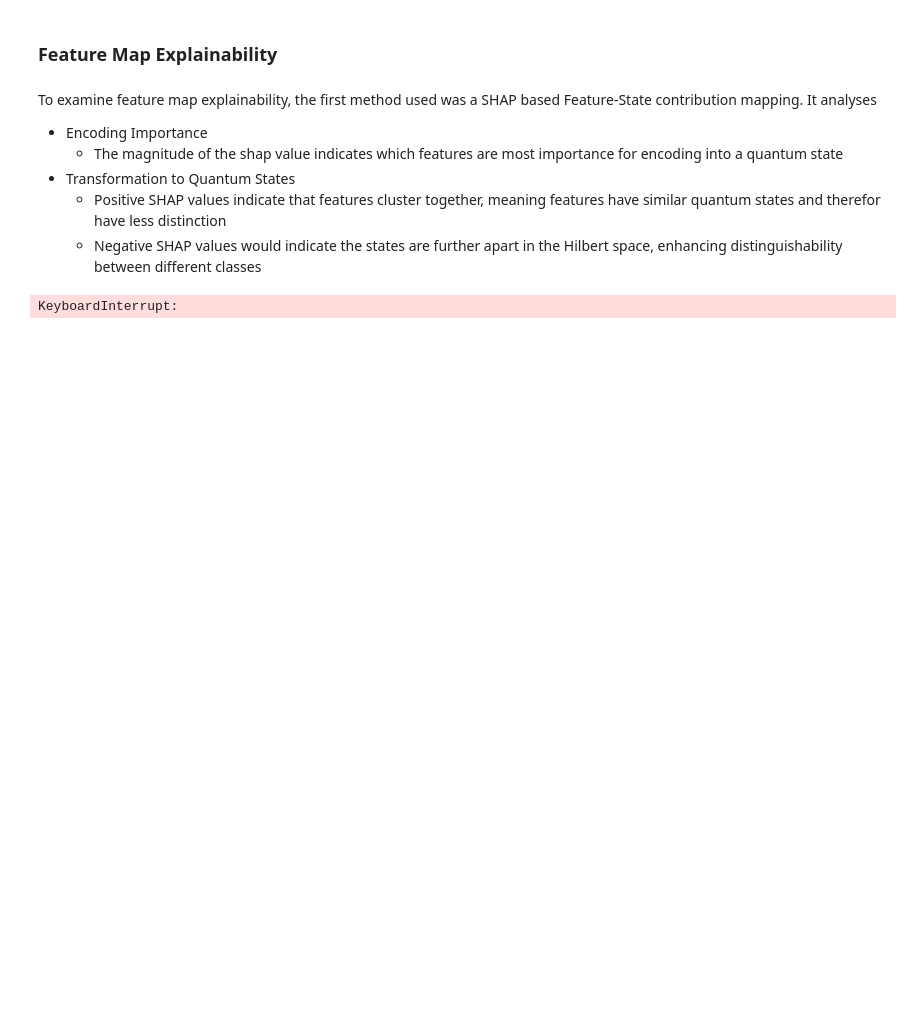
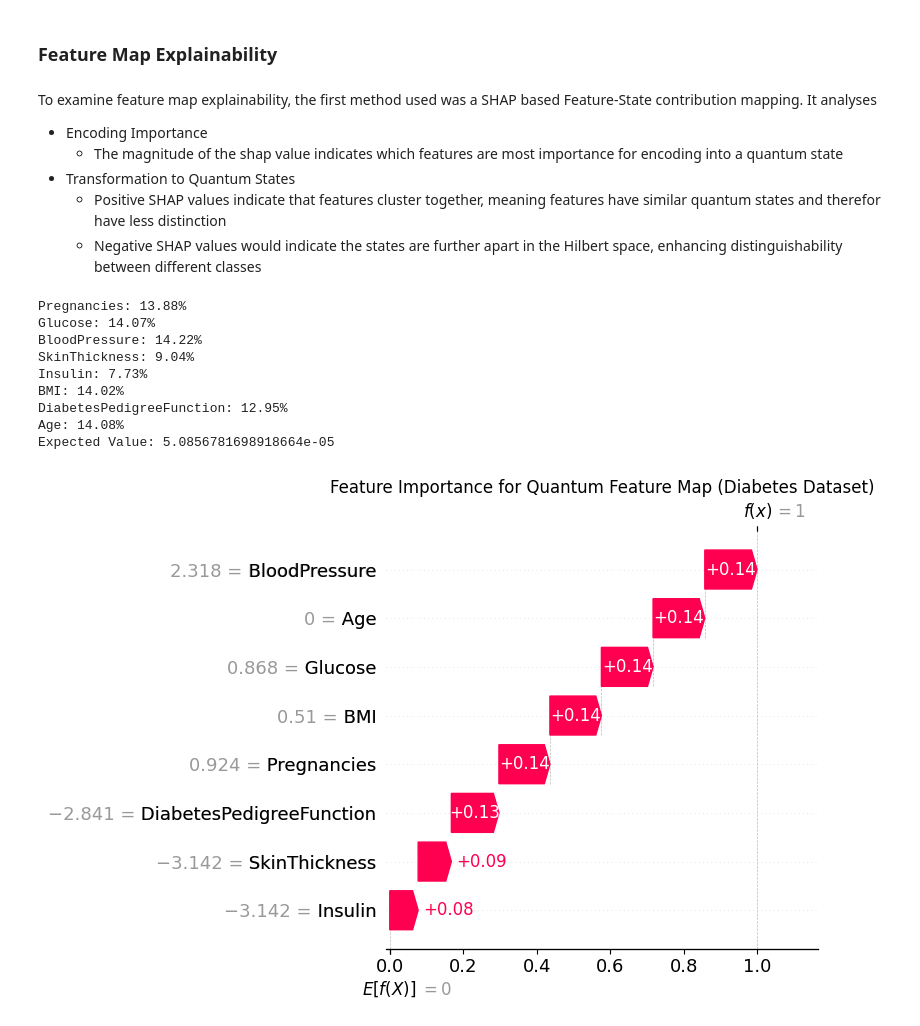
Before and after one commit to barra-white/qml-explainability-by-parts, a Jupyter notebook: explainability/feature-map-explainability.ipynb, the cells around one changed output. Drawn from its saved outputs; the diff is of its cells as text; code cells hidden in the pictures; blank space fills up the shorter version.

Commit message:
!SIGNIFICANT! added shap explainability to feature map

```diff
--- a/explainability/feature-map-explainability.ipynb
+++ b/explainability/feature-map-explainability.ipynb
@@ -129,15 +137,24 @@ def quantum_feature_map_shap(feature_map, x_sample, background_data, feature_nam
     # calculate shap values from explainer
     shap_values = explainer.shap_values(x_sample.reshape(1, -1))
 
+    # normalise shap values
+    #
+    abs_values = np.abs(shap_values[0])
+    total = np.sum(abs_values)
+    normalised_values = shap_values[0] / total if total > 0 else shap_values[0]
+    for i, feature in enumerate(feature_names):
+        print(f"{feature}: {np.abs(normalised_values[i])*100:.2f}%")
+
     # Create a consistent visualization regardless of SHAP version
     plt.figure(figsize=(10, 6))
 
     explanation = Explanation(
-        values=shap_values[0],
+        values=normalised_values,
         base_values=explainer.expected_value,
         data=x_sample,
         feature_names=feature_names
     )
+    print(f"Expected Value: {explainer.expected_value}")
     waterfall(explanation, show=False)
 
     plt.title('Feature Importance for Quantum Feature Map (Diabetes Dataset)')
@@ -147,19 +164,28 @@ def quantum_feature_map_shap(feature_map, x_sample, background_data, feature_nam
     return shap_values
 # %%
 # Select a sample to explain
-sample_idx = 0  # You can change this to any index
+sample_idx = 150  # You can change this to any index
 x_sample = X_test[sample_idx]
 true_label = y_test[sample_idx]
 
 # Use a subset of training data as background
-background_data = X_train[:100]  # Using first 100 samples as background
+background_data = X_train[200:300]  # Using first 100 samples as background
 
 # calculate SHAP values for the feature map
 shap_values = quantum_feature_map_shap(
     feature_map=feature_map,
     x_sample=x_sample,
     background_data=background_data,
     feature_names=feature_names
 )
 # %% [output]
-KeyboardInterrupt:
+Pregnancies: 13.88%
+Glucose: 14.07%
+BloodPressure: 14.22%
+SkinThickness: 9.04%
+Insulin: 7.73%
+BMI: 14.02%
+DiabetesPedigreeFunction: 12.95%
+Age: 14.08%
+Expected Value: 5.0856781698918664e-05
+[figure, added]
```
Also changed, not shown: parts of 10 cells of this notebook.
